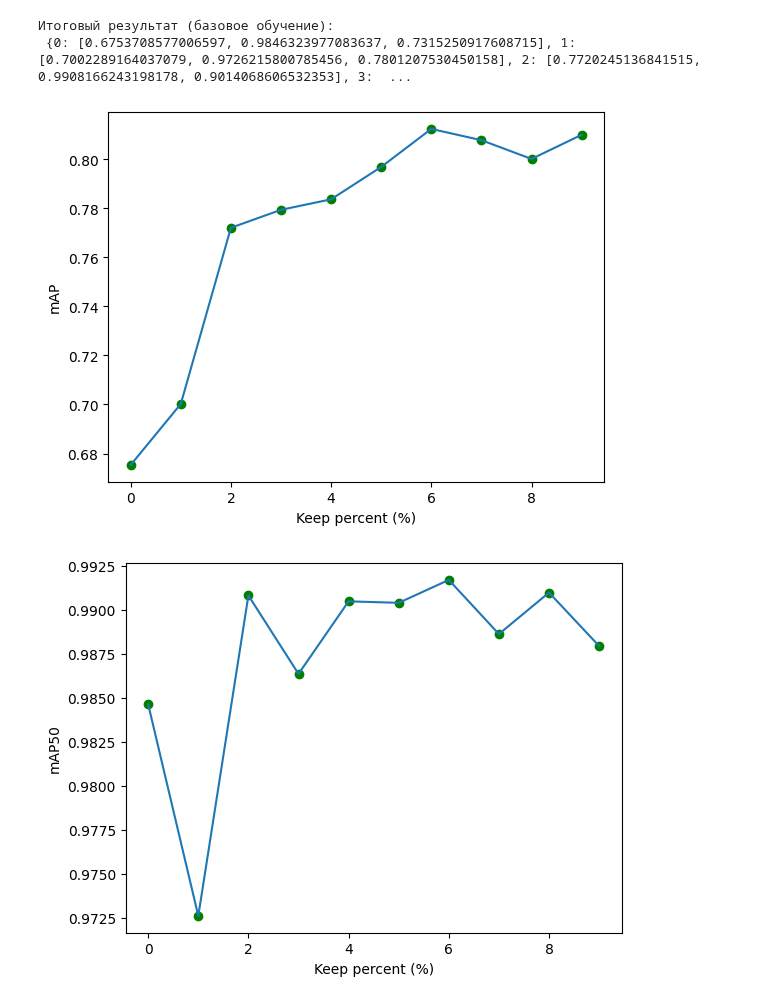
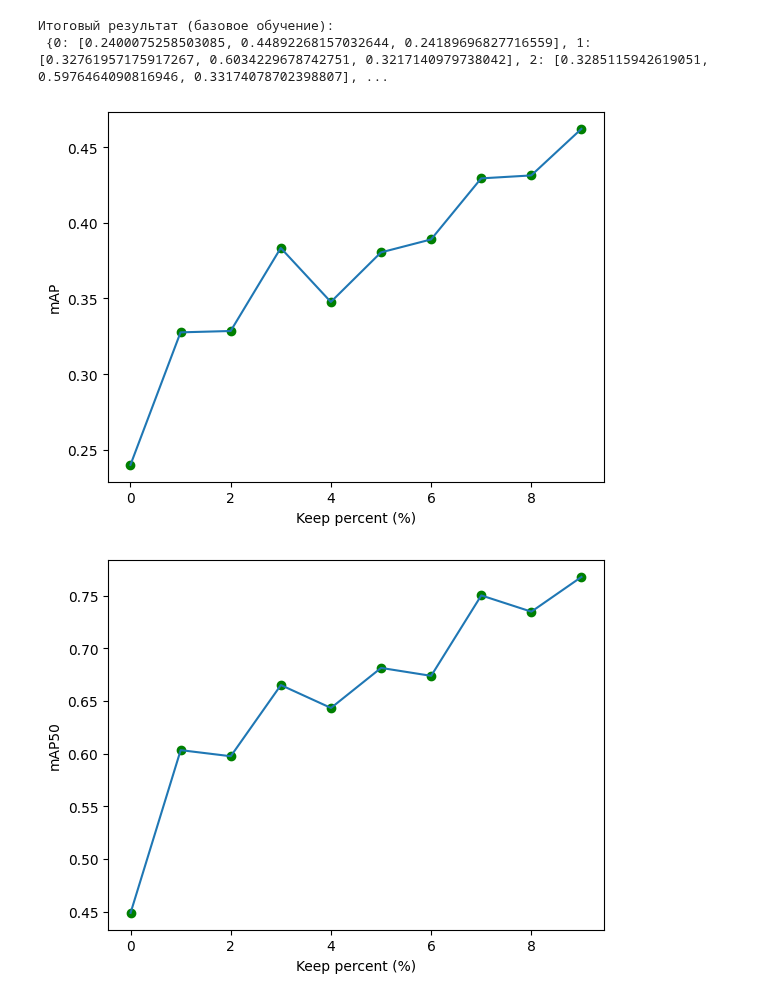
Before and after one commit to CTLab-ITMO/PTS-SP, a Jupyter notebook: yolov8.ipynb, the cells around one changed output. Saved outputs shown, nothing was run; the diff lists cells and outputs as text; code cells hidden in the pictures.

Commit message:
Kaggle Notebook | yolov8 | Version 37 | puddle dataset inc vs base

```diff
--- a/yolov8.ipynb
+++ b/yolov8.ipynb
@@ -539,25 +540,25 @@ class YoloModel:
 # %%
 locale.getpreferredencoding = lambda: "UTF-8"
 
 PATH_TO_MODEL = "/kaggle/working/yolov8m-seg.pt"
-PATH_TO_YAML = "/kaggle/working/feet-10/data.yaml"
+PATH_TO_YAML = "/kaggle/working/puddle-segmentation-8/data.yaml"
 TRAIN_PERC = 0.8
 TEST_PERC = 0.1
 VAL_PERC = 0.1
 KEEP_PERC = 1.0
 PIECE_PERC = 0.1
 ITERS = 5
 
 result_dict_base = dict()
 result_dict_inc = dict()
 color_dict_inc = dict()
 
 exp_base = YoloModel(PATH_TO_MODEL, PATH_TO_YAML, TRAIN_PERC, TEST_PERC, VAL_PERC)
 result_dict_base = exp_base.base_learning(KEEP_PERC, PIECE_PERC, ITERS)
 exp_base.plot_ram_usage()
 del(exp_base)
 # %% [output]
 Итоговый результат (базовое обучение):
- {0: [0.6753708577006597, 0.9846323977083637, 0.7315250917608715], 1: [0.7002289164037079, 0.9726215800785456, 0.7801207530450158], 2: [0.7720245136841515, 0.9908166243198178, 0.9014068606532353], 3:  ...
+ {0: [0.2400075258503085, 0.44892268157032644, 0.24189696827716559], 1: [0.32761957175917267, 0.6034229678742751, 0.3217140979738042], 2: [0.3285115942619051, 0.5976464090816946, 0.33174078702398807], ...
-[figure, old version]
+[figure, new version]
-[figure, old version]
+[figure, new version]
```
Also changed, not shown: parts of 6 cells of this notebook.
